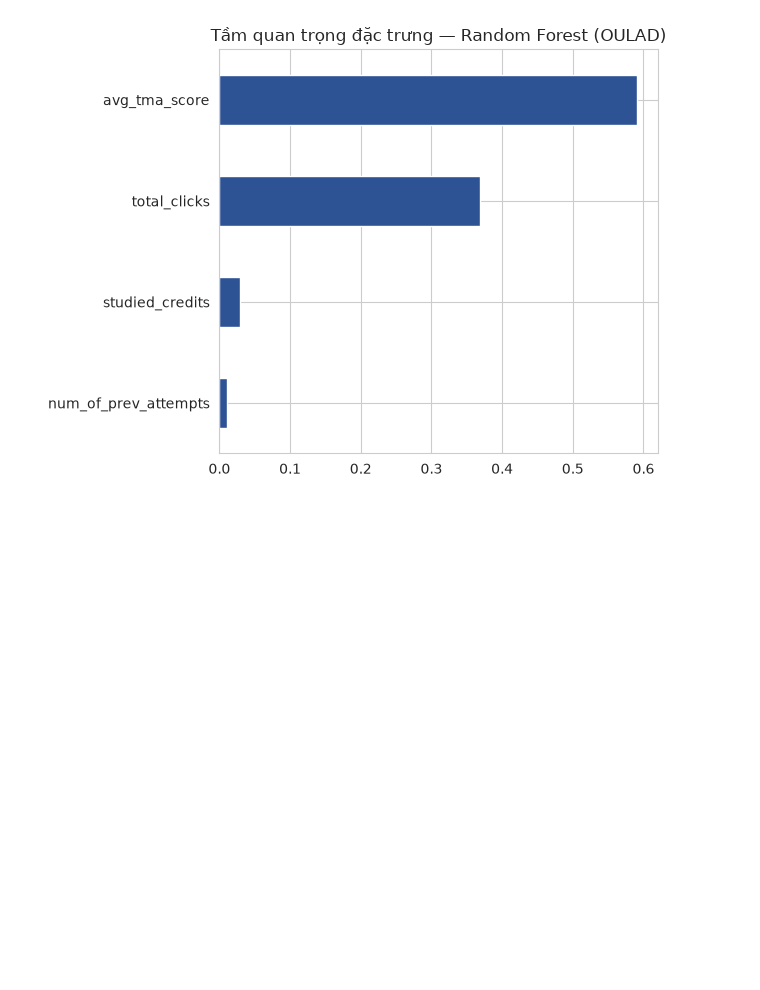
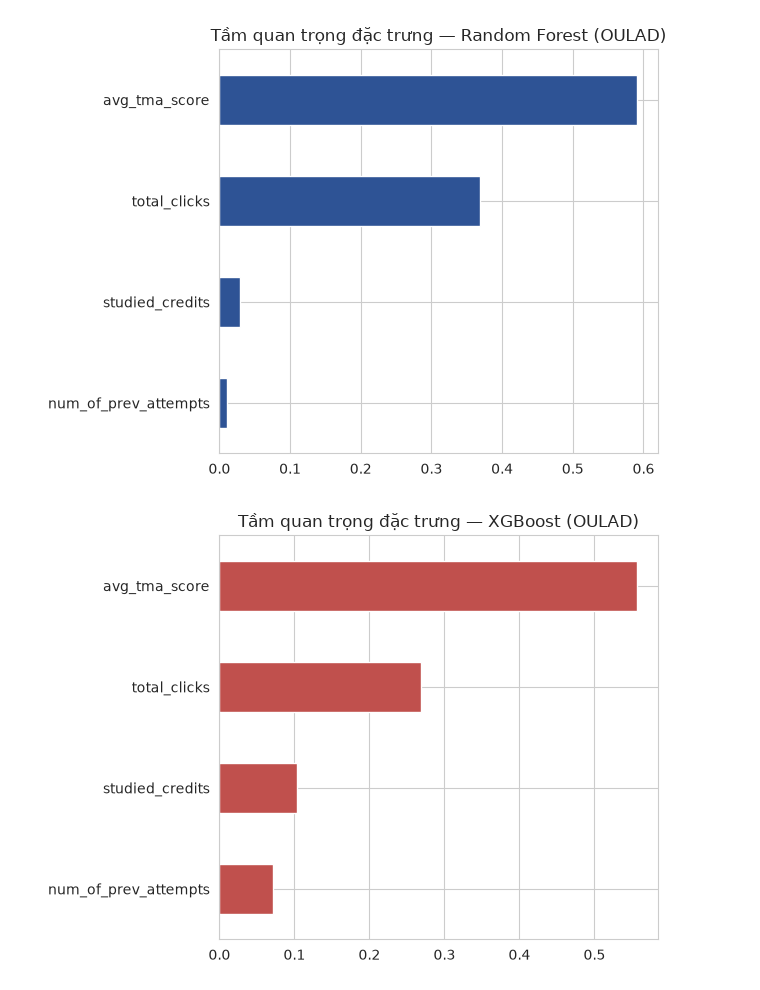
Before and after one commit to dangtai-0510/nckh_2026-2027, a Jupyter notebook: nckh_2026_2027/tuan1.ipynb, the cells around one changed output. Cells and saved outputs as stored; diff of their text form; code cells hidden in the pictures; blank space fills up the shorter version.

Commit message:
So sánh thêm feature importance của XGBoost

```diff
--- a/nckh_2026_2027/tuan1.ipynb
+++ b/nckh_2026_2027/tuan1.ipynb
@@ -270,3 +270,11 @@ plt.tight_layout()
 plt.show()
 # %% [output]
 [figure]
+# %%
+# So sánh thêm feature importance của XGBoost
+importances_xgb_o = pd.Series(xgb_oulad.feature_importances_, index=feature_cols_oulad).sort_values()
+importances_xgb_o.plot(kind='barh', title='Tầm quan trọng đặc trưng — XGBoost (OULAD)', color='#C0504D')
+plt.tight_layout()
+plt.show()
+# %% [output]
+[figure, added]
```
